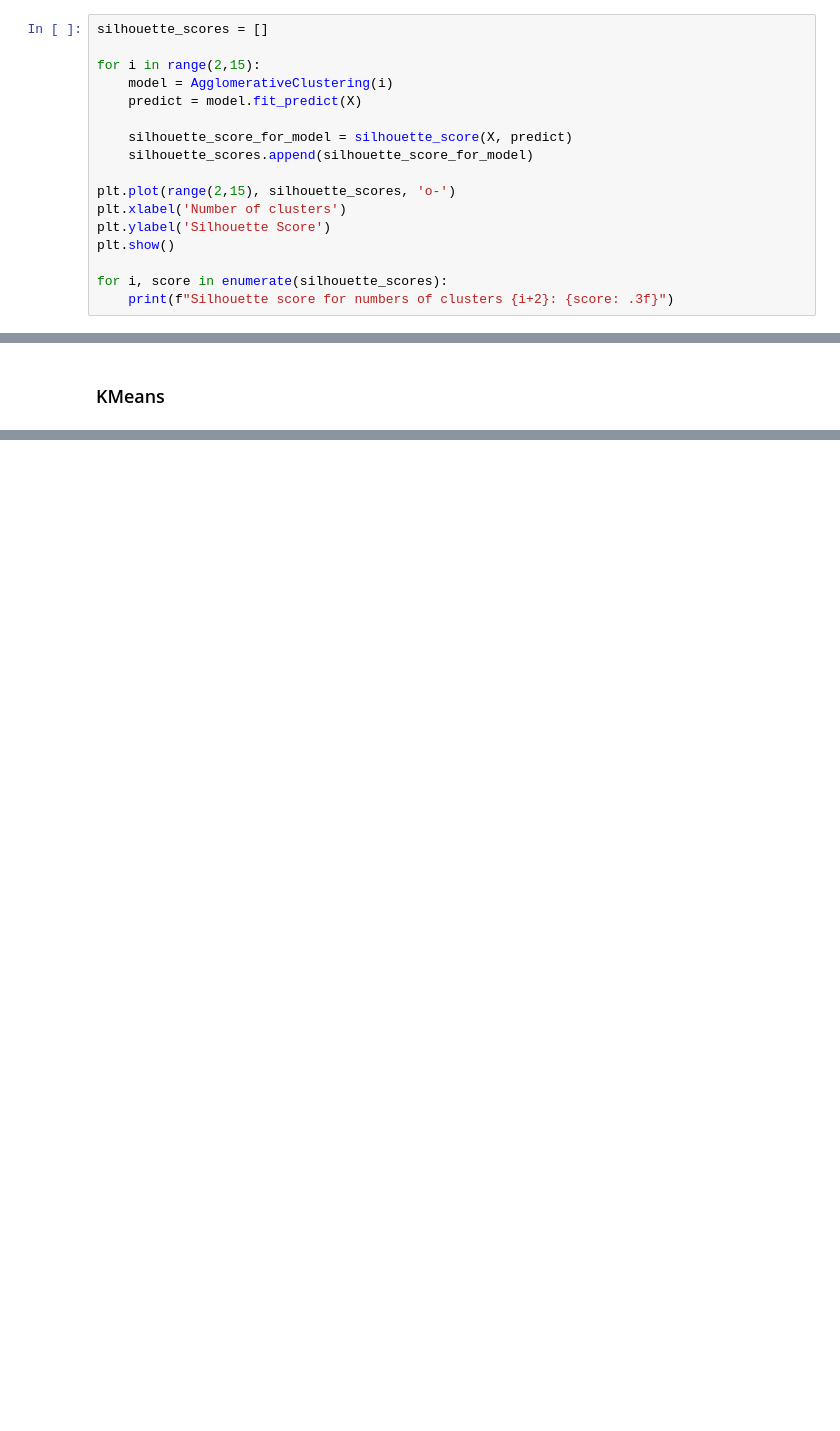
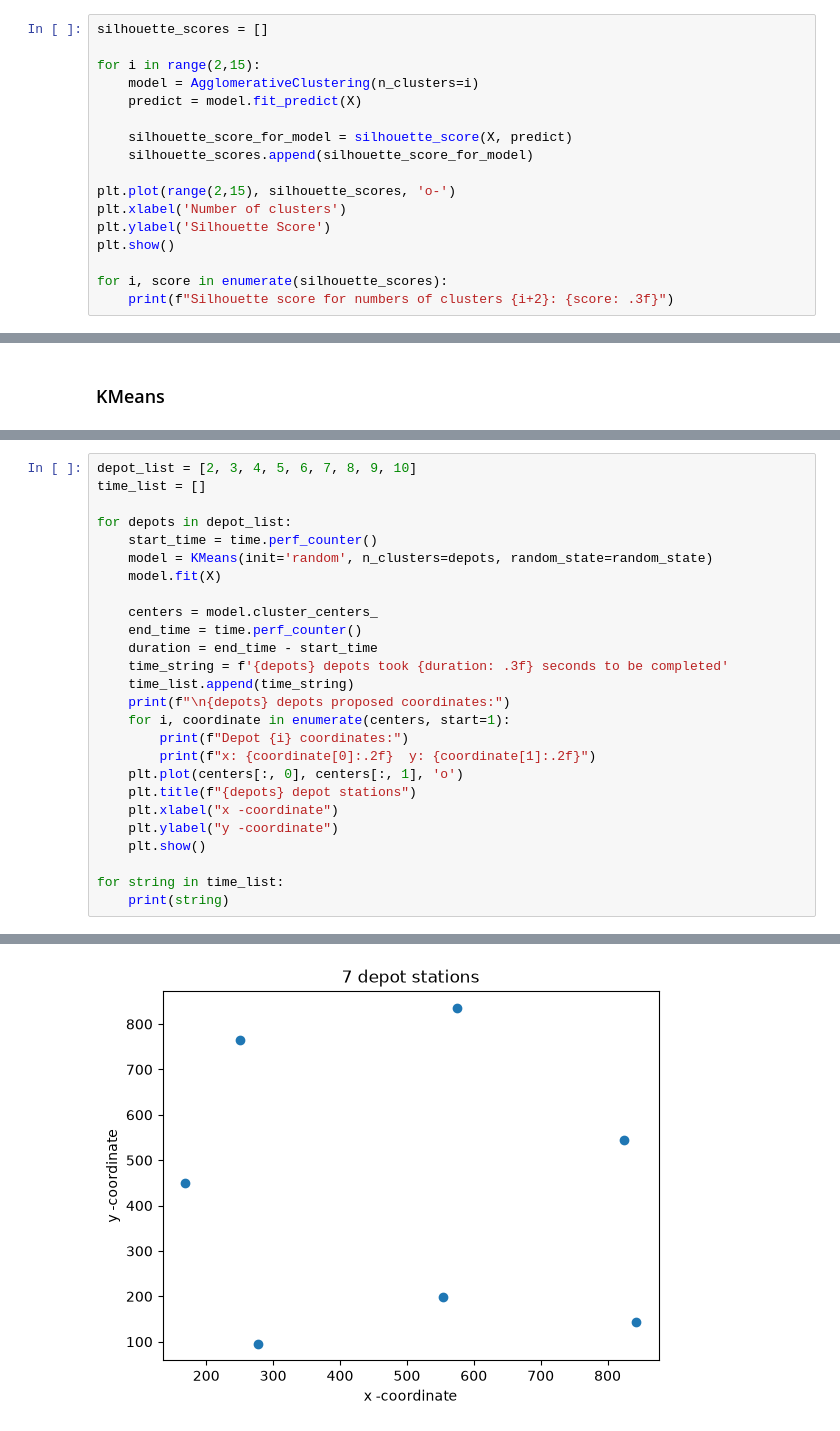
Before and after one commit to MustBeViable/DatanKasittely, a Jupyter notebook: data_mine_and_clustering/clustering_datamine_Elias_Rinne.ipynb, the cells around one changed output, grey strips where cells are left out. Cells and saved outputs as stored; diff of their text form; blank space fills up the shorter version.

```diff
--- a/data_mine_and_clustering/clustering_datamine_Elias_Rinne.ipynb
+++ b/data_mine_and_clustering/clustering_datamine_Elias_Rinne.ipynb
@@ -120,7 +216,7 @@ Silhouette score for k value of 8:  0.389
 silhouette_scores = []
 
 for i in range(2,15):
-    model = AgglomerativeClustering(i)
+    model = AgglomerativeClustering(n_clusters=i)
     predict = model.fit_predict(X)
 
     silhouette_score_for_model = silhouette_score(X, predict)
@@ -182,0 +251,27 @@ for depots in depot_list:
+# %%
+depot_list = [2, 3, 4, 5, 6, 7, 8, 9, 10]
+time_list = []
+
+for depots in depot_list:
+    start_time = time.perf_counter()
+    model = KMeans(init='random', n_clusters=depots, random_state=random_state)
+    model.fit(X)
+
+    centers = model.cluster_centers_
+    end_time = time.perf_counter()
+    duration = end_time - start_time
+    time_string = f'{depots} depots took {duration: .3f} seconds to be completed'
+    time_list.append(time_string)
+    print(f"\n{depots} depots proposed coordinates:")
+    for i, coordinate in enumerate(centers, start=1):
+        print(f"Depot {i} coordinates:")
+        print(f"x: {coordinate[0]:.2f}  y: {coordinate[1]:.2f}")
+    plt.plot(centers[:, 0], centers[:, 1], 'o')
+    plt.title(f"{depots} depot stations")
+    plt.xlabel("x -coordinate")
+    plt.ylabel("y -coordinate")
+    plt.show()
+
+for string in time_list:
+    print(string)
+# %% [output]
@@ -182,0 +343 @@ for depots in depot_list:
+[figure, added]
```
Also changed, not shown: parts of 22 cells of this notebook.
